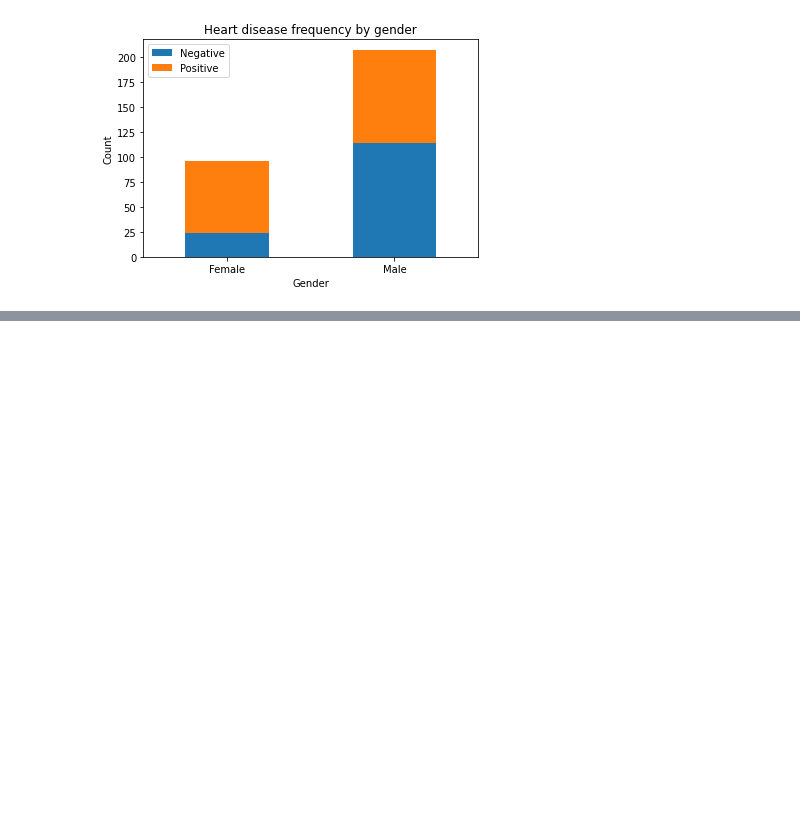
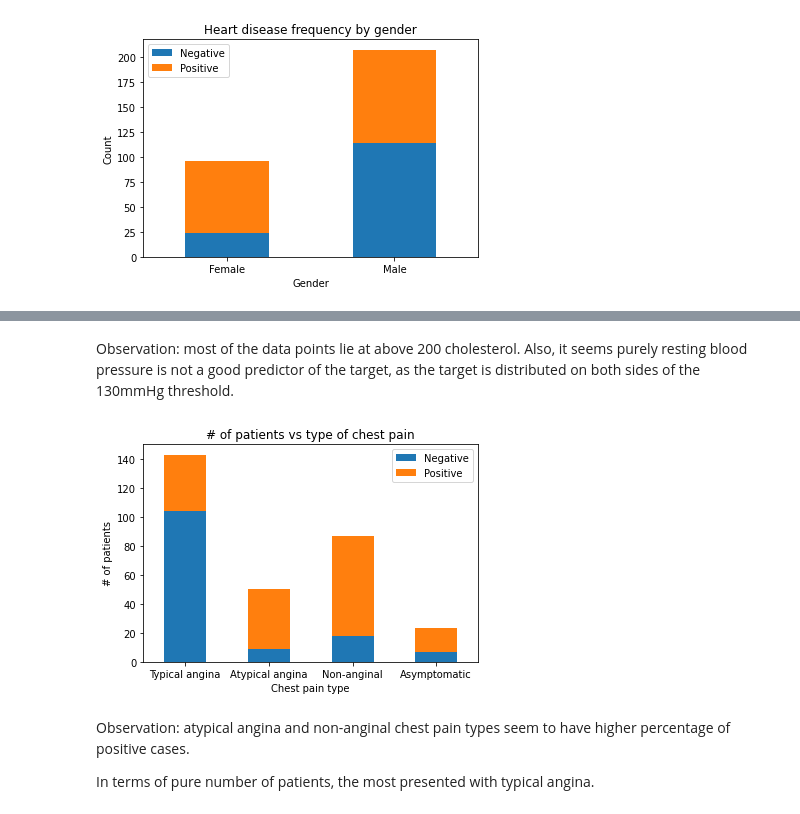
Before and after one commit to wenshin2/zero-to-mastery-ml, a Jupyter notebook: section-3-structured-data-projects/my_practice.ipynb, the cells around one changed output, grey strips where cells are left out. Saved outputs shown, nothing was run; the diff lists cells and outputs as text; code cells hidden in the pictures; blank space fills up the shorter version.

```diff
--- a/section-3-structured-data-projects/my_practice.ipynb
+++ b/section-3-structured-data-projects/my_practice.ipynb
@@ -123,0 +198,19 @@ Note that we do not have a lot of data for 30 years or younger - will not be ver
+# %% [markdown]
+Observation: most of the data points lie at above 200 cholesterol.
+Also, it seems purely resting blood pressure is not a good predictor of the target, as the target is distributed on both sides of the 130mmHg threshold.
+# %%
+#now let's take a look at heart disease frequency vs the chest pain type
+pd.crosstab(df.cp, df.target).plot(kind='bar', stacked=True, );
+plt.legend(["Negative", "Positive"]);
+plt.xticks(rotation=0,
+            ticks=[0, 1, 2, 3],
+            labels=['Typical angina', 'Atypical angina', 'Non-anginal', 'Asymptomatic']);
+plt.xlabel('Chest pain type')
+plt.ylabel('# of patients');
+plt.title('# of patients vs type of chest pain');
+# %% [output]
+[figure, added]
+# %% [markdown]
+Observation: atypical angina and non-anginal chest pain types seem to have higher percentage of positive cases.
+
+In terms of pure number of patients, the most presented with typical angina.
```
Also changed, not shown: parts of 6 cells of this notebook.
